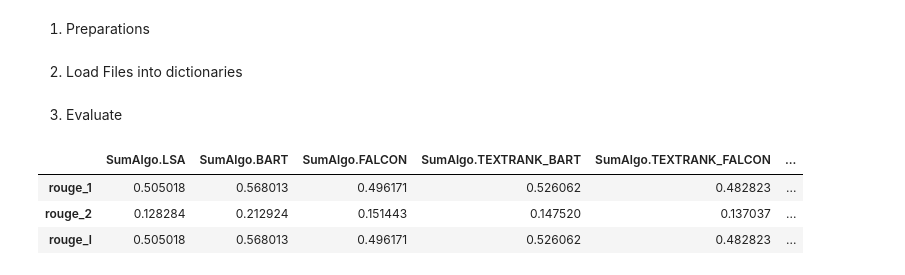
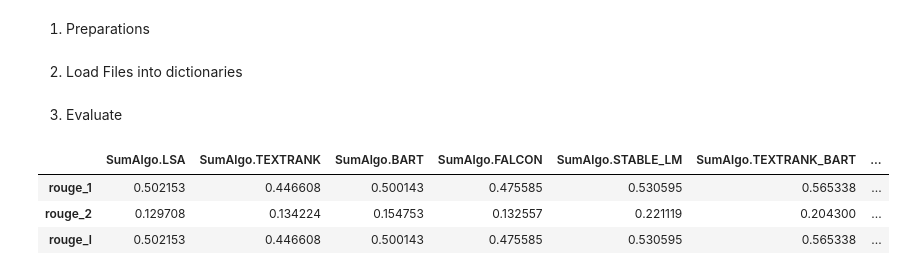
Before and after one commit to Z3n0n3005/Report-Generation, a Jupyter notebook: docker/src/benchmark/benchmark.ipynb, the cells around one changed output. Drawn from its saved outputs; the diff is of its cells as text; code cells hidden in the pictures.

```diff
--- a/docker/src/benchmark/benchmark.ipynb
+++ b/docker/src/benchmark/benchmark.ipynb
@@ -27,13 +27,13 @@ class SumAlgo(Enum):
     TEXTRANK = 'textrank'
     BART = 'bart'
     FALCON = 'falcon'
-    # STABLE_LM = 'stablelm'
+    STABLE_LM = 'stablelm'
     TEXTRANK_BART = 'textrank_bart'
     TEXTRANK_FALCON = 'textrank_falcon'
-    # TEXTRANK_STABLELM = 'textrank_stablelm'
+    TEXTRANK_STABLELM = 'textrank_stablelm'
     LSA_BART = 'lsa_bart'
     LSA_FALCON = 'lsa_falcon'
-    # LSA_STABLELM = 'lsa_stablelm'
+    LSA_STABLELM = 'lsa_stablelm'
     REF = 'ref'
 
 def get_file_name_list() -> list[str]:
@@ -150,38 +150,38 @@ def evaluate_all_method(sum_algo:SumAlgo, ref_segment_dict:dict) -> pd.DataFrame
         result[method.value] = result_list
 
     df = pd.DataFrame(result, index=file_name_list)
     df.index.name = sum_algo.value
     return df
 
 def evaluate_all_sum_algo(ref_segment_dict:dict) -> pd.DataFrame:
     # Data extraction
     average_list_map = {}
     method_list = [x.value for x in eval.EvalMethod]
 
     for algo in SumAlgo:
-        if(algo == SumAlgo.REF or algo == SumAlgo.TEXTRANK):
+        if(algo == SumAlgo.REF):
             continue
         df = evaluate_all_method(algo, ref_segment_dict)
 
         average_list = []
         for method_value in method_list:
             average = df[method_value]["Average"]
             average_list.append(average)
         average_list_map[algo] = average_list
 
     df = pd.DataFrame(average_list_map, index=method_list)
     return df
 
 # print(evaluate(lsa_segment_dict, ref_segment_dict, eval.EvalMethod.ROUGE_1))
 # evaluate_all_method(SumAlgo.LSA, ref_segment_dict)
 
 
 evaluate_all_sum_algo(ref_segment_dict)
 # %% [output]
-|  | SumAlgo.LSA | SumAlgo.BART | SumAlgo.FALCON | SumAlgo.TEXTRANK_BART | SumAlgo.TEXTRANK_FALCON | ... |
-| rouge_1 | 0.505018 | 0.568013 | 0.496171 | 0.526062 | 0.482823 | ... |
-| rouge_2 | 0.128284 | 0.212924 | 0.151443 | 0.147520 | 0.137037 | ... |
-| rouge_l | 0.505018 | 0.568013 | 0.496171 | 0.526062 | 0.482823 | ... |
+|  | SumAlgo.LSA | SumAlgo.TEXTRANK | SumAlgo.BART | SumAlgo.FALCON | SumAlgo.STABLE_LM | SumAlgo.TEXTRANK_BART | ... |
+| rouge_1 | 0.502153 | 0.446608 | 0.500143 | 0.475585 | 0.530595 | 0.565338 | ... |
+| rouge_2 | 0.129708 | 0.134224 | 0.154753 | 0.132557 | 0.221119 | 0.204300 | ... |
+| rouge_l | 0.502153 | 0.446608 | 0.500143 | 0.475585 | 0.530595 | 0.565338 | ... |
 # %%
 df = evaluate_all_sum_algo(ref_segment_dict)
 
```
Also changed, not shown: parts of 1 cell of this notebook, 24 other files.
